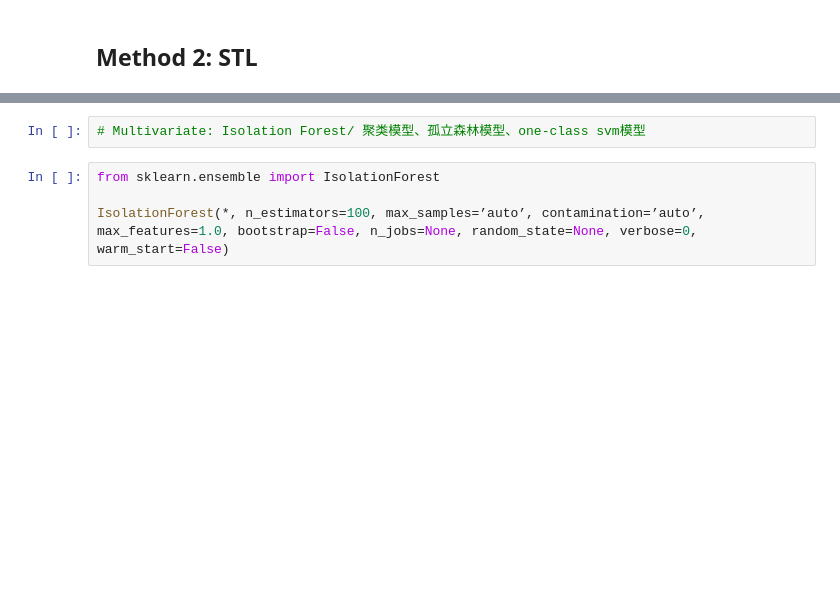
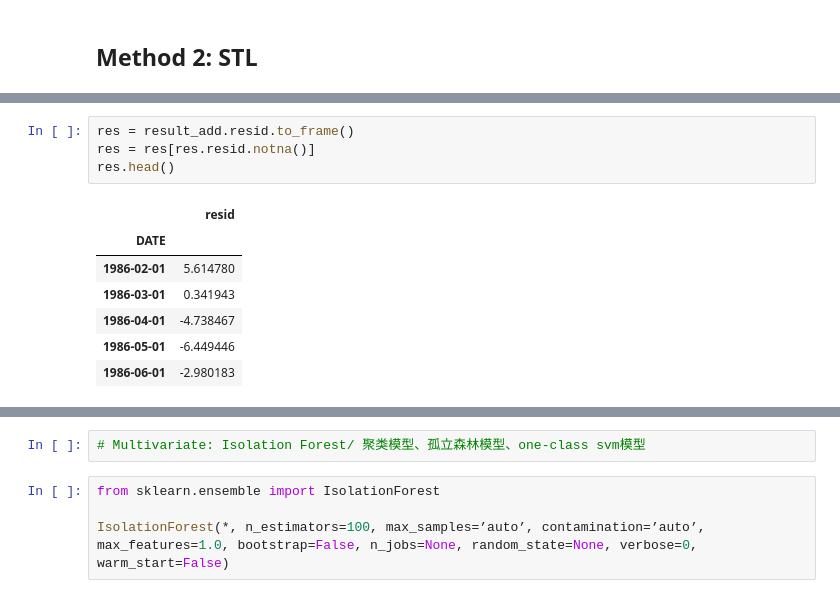
Before and after one commit to Joeyleechn/data_analytics_projects, a Jupyter notebook: anomaly_detection/anomaly_detection.ipynb, the cells around one changed output, grey strips where cells are left out. Drawn from its saved outputs; the diff is of its cells as text; blank space fills up the shorter version.

```diff
--- a/anomaly_detection/anomaly_detection.ipynb
+++ b/anomaly_detection/anomaly_detection.ipynb
@@ -105,0 +149,12 @@ Actual_Values = result_mul.seasonal + result_mul.trend + result_mul.resid
+# %%
+res = result_add.resid.to_frame()
+res = res[res.resid.notna()]
+res.head()
+# %% [output]
+|  | resid |
+| DATE |  |
+| 1986-02-01 | 5.614780 |
+| 1986-03-01 | 0.341943 |
+| 1986-04-01 | -4.738467 |
+| 1986-05-01 | -6.449446 |
+| 1986-06-01 | -2.980183 |
```
Also changed, not shown: parts of 8 cells of this notebook, 1 other file.
